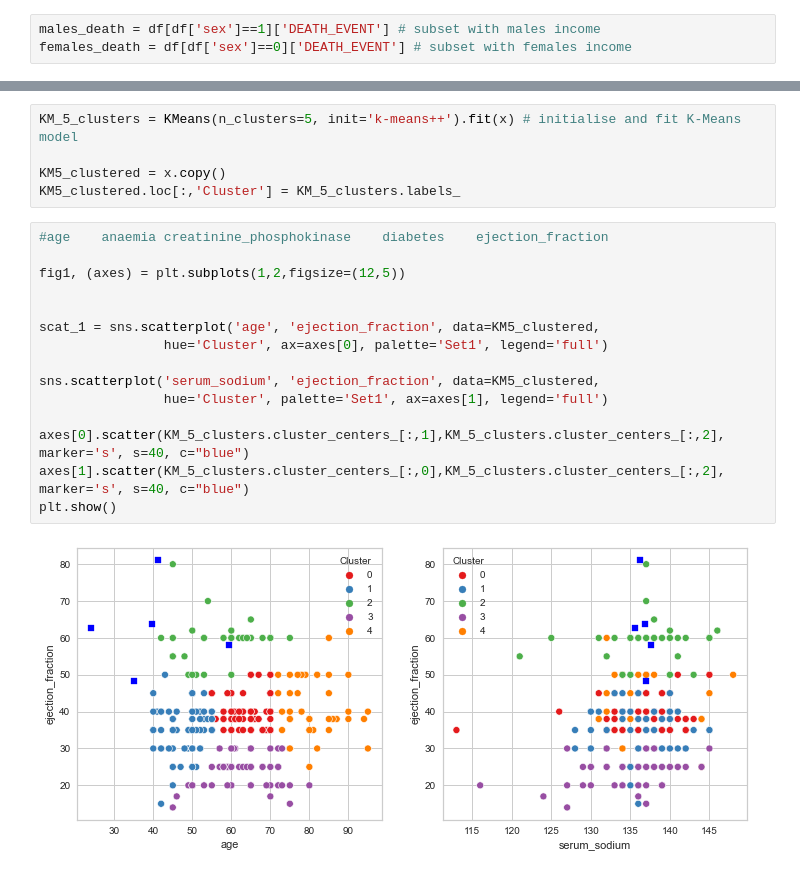
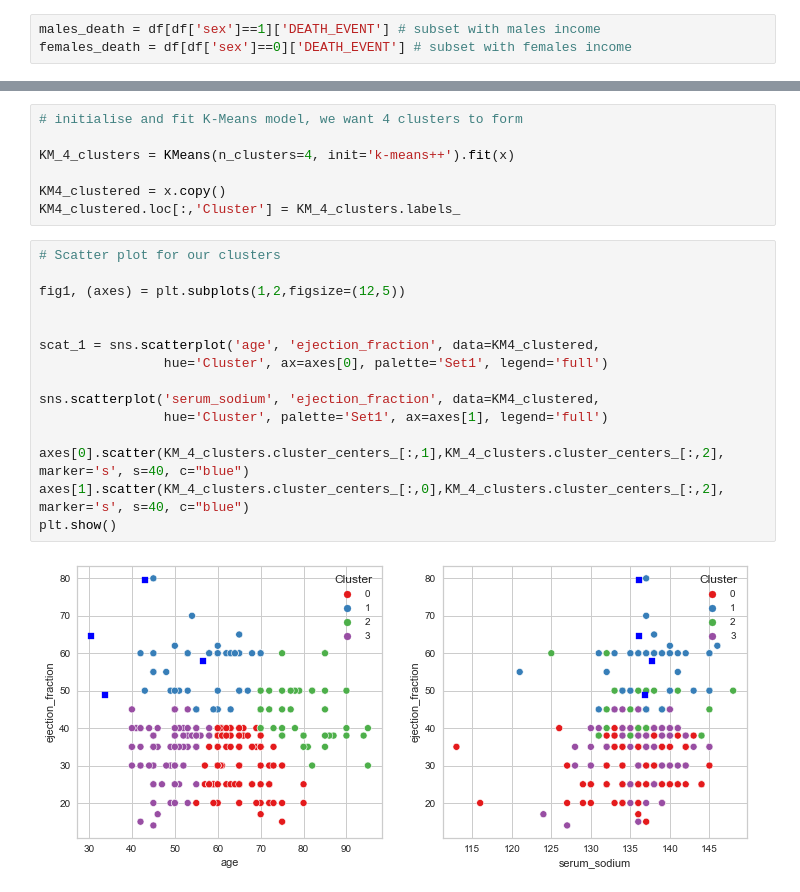
Before and after one commit to 1rahulvijay/Artificial_Intelligence, a Jupyter notebook: disease_clustring/heart_failure.ipynb, the cells around one changed output, grey strips where cells are left out. Cells and saved outputs as stored; diff of their text form.

```diff
--- a/disease_clustring/heart_failure.ipynb
+++ b/disease_clustring/heart_failure.ipynb
@@ -225,23 +269,25 @@ plt.show()
-# %%
-KM_5_clusters = KMeans(n_clusters=5, init='k-means++').fit(x) # initialise and fit K-Means model
-
-KM5_clustered = x.copy()
-KM5_clustered.loc[:,'Cluster'] = KM_5_clusters.labels_
+# %%
+# initialise and fit K-Means model, we want 4 clusters to form
+
+KM_4_clusters = KMeans(n_clusters=4, init='k-means++').fit(x)
+
+KM4_clustered = x.copy()
+KM4_clustered.loc[:,'Cluster'] = KM_4_clusters.labels_
 # %%
-#age	anaemia	creatinine_phosphokinase	diabetes	ejection_fraction
+# Scatter plot for our clusters
 
 fig1, (axes) = plt.subplots(1,2,figsize=(12,5))
 
 
-scat_1 = sns.scatterplot('age', 'ejection_fraction', data=KM5_clustered,
+scat_1 = sns.scatterplot('age', 'ejection_fraction', data=KM4_clustered,
                 hue='Cluster', ax=axes[0], palette='Set1', legend='full')
 
-sns.scatterplot('serum_sodium', 'ejection_fraction', data=KM5_clustered,
+sns.scatterplot('serum_sodium', 'ejection_fraction', data=KM4_clustered,
                 hue='Cluster', palette='Set1', ax=axes[1], legend='full')
 
-axes[0].scatter(KM_5_clusters.cluster_centers_[:,1],KM_5_clusters.cluster_centers_[:,2], marker='s', s=40, c="blue")
-axes[1].scatter(KM_5_clusters.cluster_centers_[:,0],KM_5_clusters.cluster_centers_[:,2], marker='s', s=40, c="blue")
+axes[0].scatter(KM_4_clusters.cluster_centers_[:,1],KM_4_clusters.cluster_centers_[:,2], marker='s', s=40, c="blue")
+axes[1].scatter(KM_4_clusters.cluster_centers_[:,0],KM_4_clusters.cluster_centers_[:,2], marker='s', s=40, c="blue")
 plt.show()
 # %% [output]
-[figure, old version]
+[figure, new version]
 # %%
```
Also changed, not shown: parts of 38 cells of this notebook.
